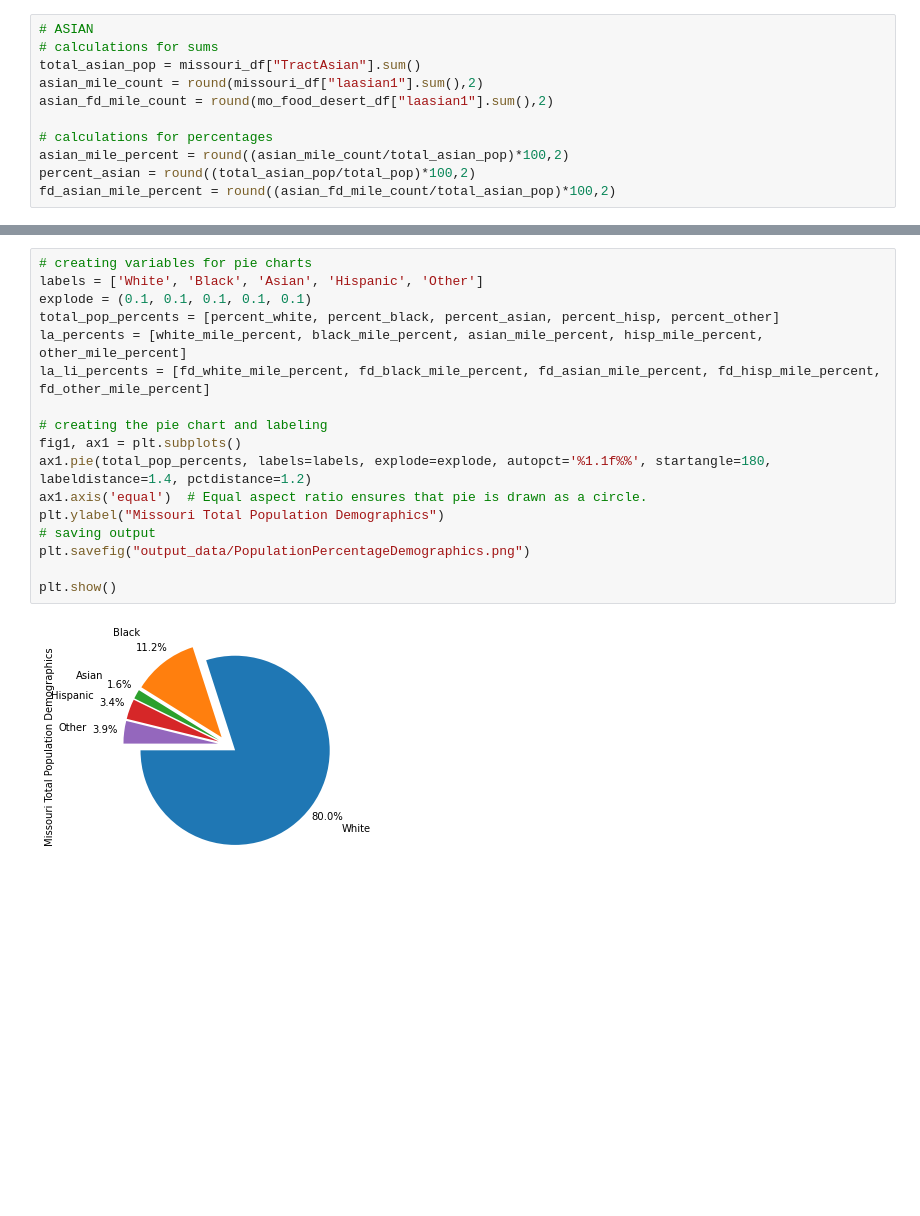
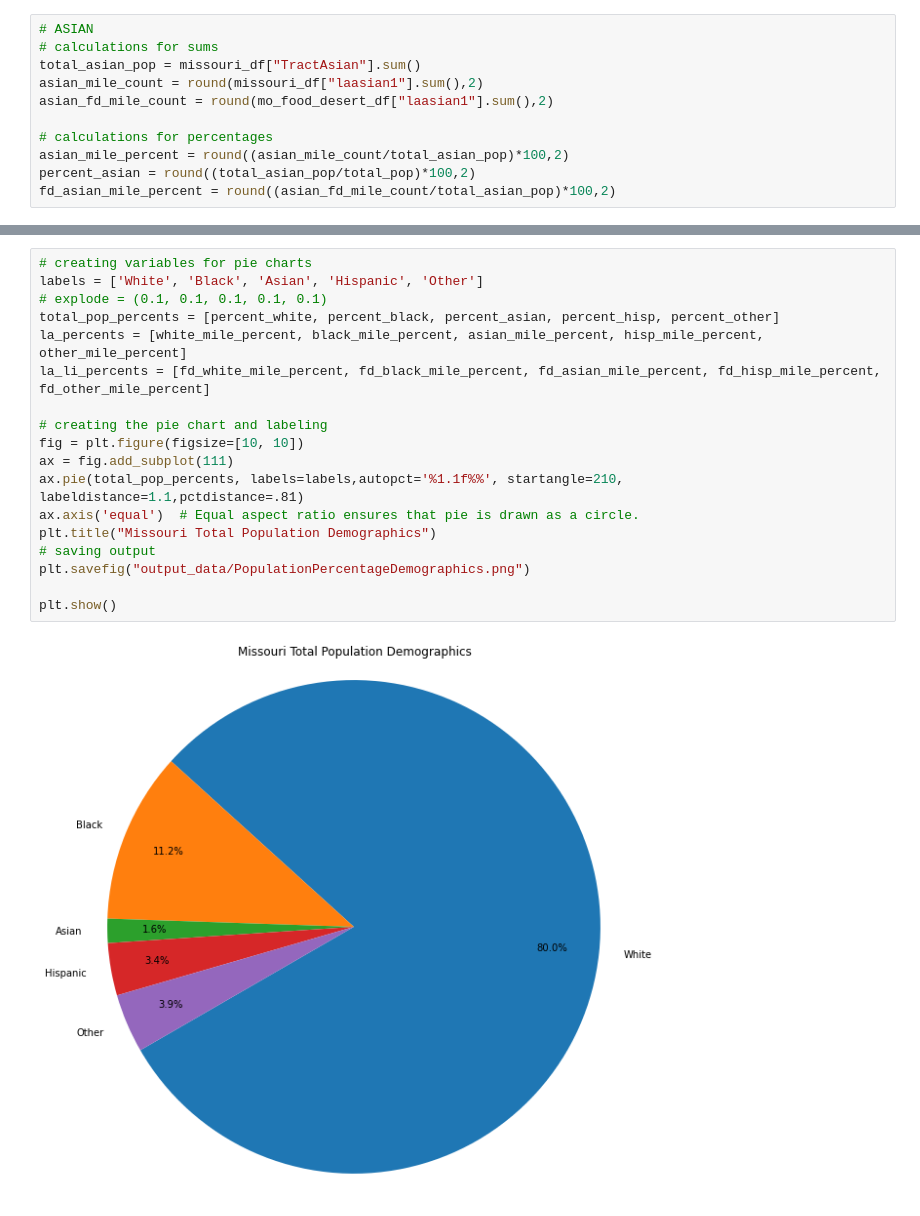
Before and after one commit to marybellavia/project-one, a Jupyter notebook: DemographicsAnalysis.ipynb, the cells around one changed output, grey strips where cells are left out. Drawn from its saved outputs; the diff is of its cells as text; blank space fills up the shorter version.

```diff
--- a/DemographicsAnalysis.ipynb
+++ b/DemographicsAnalysis.ipynb
@@ -180,21 +181,22 @@ plt.show()
 # %%
 # creating variables for pie charts
 labels = ['White', 'Black', 'Asian', 'Hispanic', 'Other']
-explode = (0.1, 0.1, 0.1, 0.1, 0.1)
+# explode = (0.1, 0.1, 0.1, 0.1, 0.1)
 total_pop_percents = [percent_white, percent_black, percent_asian, percent_hisp, percent_other]
 la_percents = [white_mile_percent, black_mile_percent, asian_mile_percent, hisp_mile_percent, other_mile_percent]
 la_li_percents = [fd_white_mile_percent, fd_black_mile_percent, fd_asian_mile_percent, fd_hisp_mile_percent, fd_other_mile_percent]
 
 # creating the pie chart and labeling
-fig1, ax1 = plt.subplots()
-ax1.pie(total_pop_percents, labels=labels, explode=explode, autopct='%1.1f%%', startangle=180, labeldistance=1.4, pctdistance=1.2)
-ax1.axis('equal')  # Equal aspect ratio ensures that pie is drawn as a circle.
-plt.ylabel("Missouri Total Population Demographics")
+fig = plt.figure(figsize=[10, 10])
+ax = fig.add_subplot(111)
+ax.pie(total_pop_percents, labels=labels,autopct='%1.1f%%', startangle=210, labeldistance=1.1,pctdistance=.81)
+ax.axis('equal')  # Equal aspect ratio ensures that pie is drawn as a circle.
+plt.title("Missouri Total Population Demographics")
 # saving output
 plt.savefig("output_data/PopulationPercentageDemographics.png")
 
 plt.show()
 # %% [output]
-[figure, old version]
+[figure, new version]
 # %%
 # creating the pie chart and labeling
```
Also changed, not shown: parts of 3 cells of this notebook, 6 other files.
